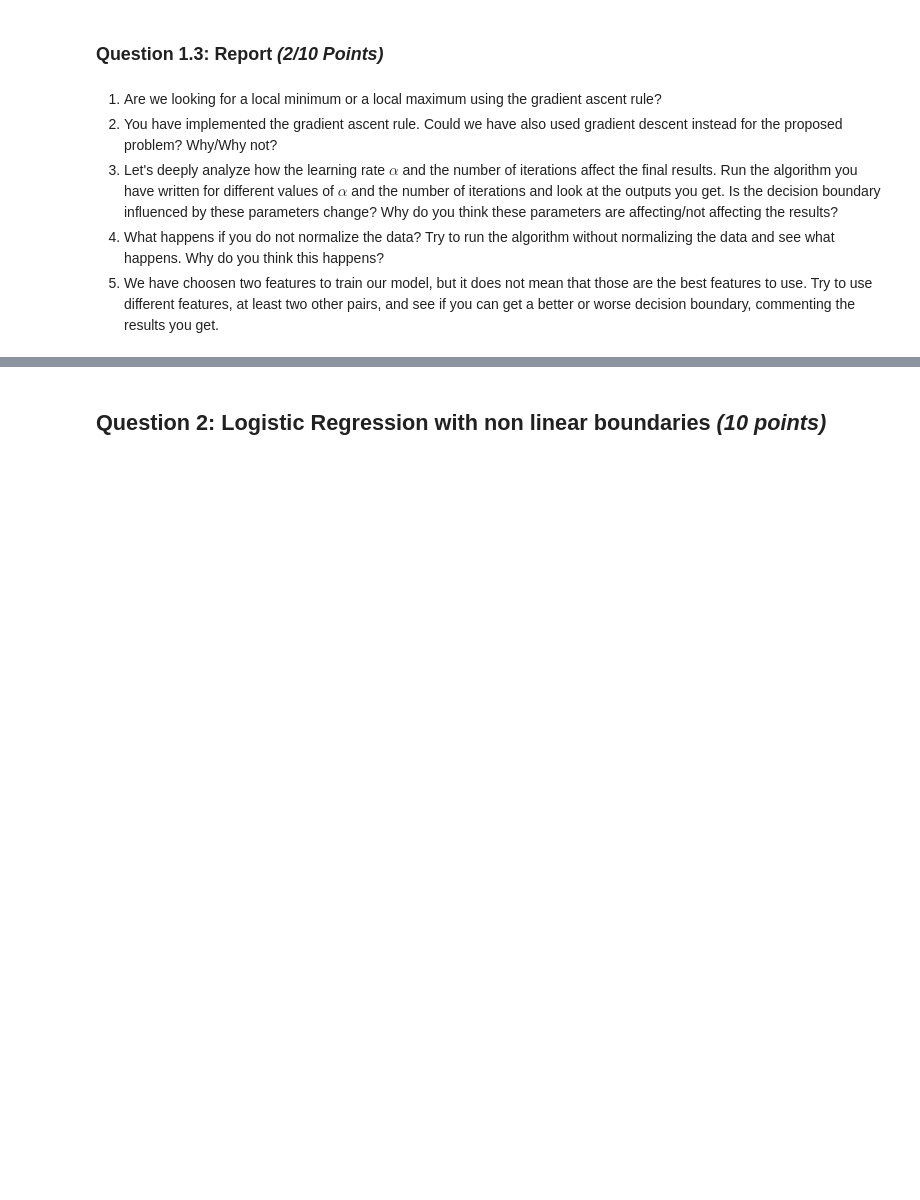
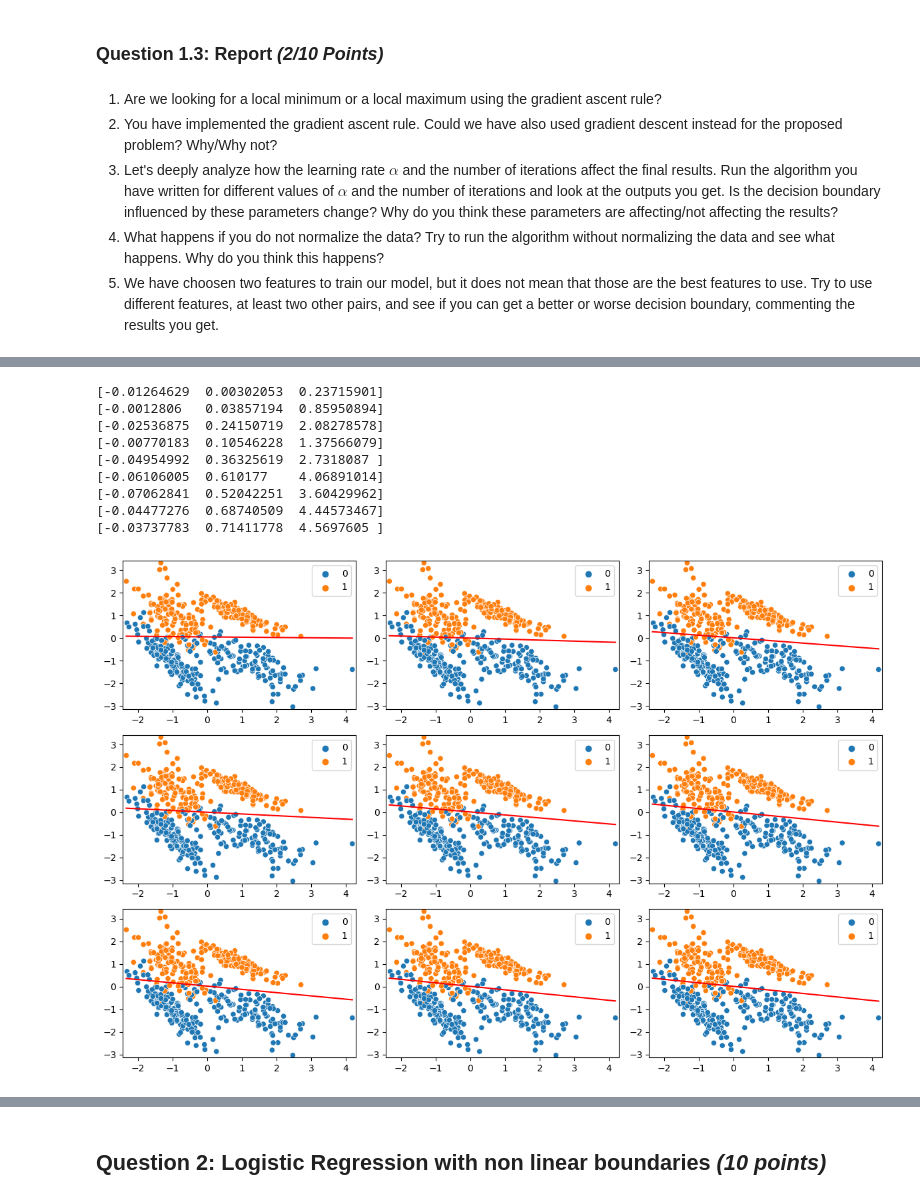
Before and after one commit to Ykanj/FDS-HW-2, a Jupyter notebook: HW2.ipynb, the cells around one changed output, grey strips where cells are left out. Drawn from its saved outputs; the diff is of its cells as text; code cells hidden in the pictures; blank space fills up the shorter version.

```diff
--- a/HW2.ipynb
+++ b/HW2.ipynb
@@ -570,0 +603,45 @@ pass
+# %%
+# Report part 3
+n_iters = [10, 50, 250]
+rates = [0.05, 0.5, 5]
+fig, axes = plt.subplots(len(n_iters), len(rates), figsize=(12, 8))
+
+for i, r in enumerate(rates):
+    for j, n in enumerate(n_iters):
+        X_, y_ = make_classification(
+            n_samples=500,
+            n_features=2,
+            n_informative=2,
+            n_redundant=0,
+            n_classes=2,
+            random_state=1,
+        )
+        x_ = np.hstack([np.ones((X_.shape[0], 1)), X_])
+        theta0 = np.random.normal(0, 0.01, x_.shape[1])
+        theta_final, log_l_history = gradient_ascent(theta0, x_, y_, lr=r, num_steps=n)
+        print(theta_final)
+
+        ax = axes[i, j]
+
+        sns.scatterplot(x=X_[:, 0], y=X_[:, 1], hue=y_, ax=ax)
+
+        x_range = np.array([np.min(X_[:, 0]), np.max(X_[:, 0])])
+        y_range = -(theta_final[0] + theta_final[1] * x_range) / theta_final[2]
+        _ = ax.plot(x_range, y_range, c="red")
+
+        ax.set_xlim(np.min(X_[:, 0]) - 0.1, np.max(X_[:, 0] + 0.1))
+        ax.set_ylim(np.min(X_[:, 1]) - 0.1, np.max(X_[:, 1] + 0.1))
+
+plt.tight_layout()
+plt.show()
+# %% [output]
+[-0.01264629  0.00302053  0.23715901]
+[-0.0012806   0.03857194  0.85950894]
+[-0.02536875  0.24150719  2.08278578]
+[-0.00770183  0.10546228  1.37566079]
+[-0.04954992  0.36325619  2.7318087 ]
+[-0.06106005  0.610177    4.06891014]
+[-0.07062841  0.52042251  3.60429962]
+[-0.04477276  0.68740509  4.44573467]
+[-0.03737783  0.71411778  4.5697605 ]
+[figure, added]
```
Also changed, not shown: parts of 8 cells of this notebook.
